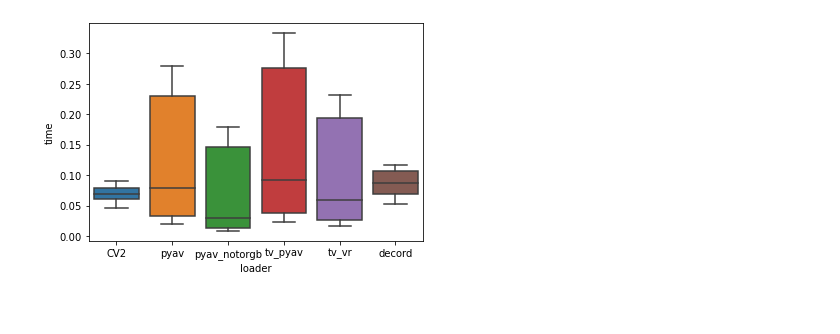
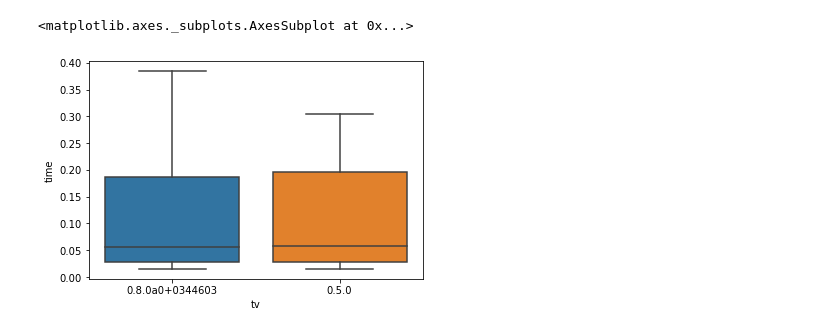
Before and after one commit to bjuncek/video_reader_benchmark, a Jupyter notebook: timeitcomp/Graph Results.ipynb, the cells around one changed output. Cells and saved outputs as stored; diff of their text form; code cells hidden in the pictures; blank space fills up the shorter version.

Commit message:
final times

```diff
--- a/timeitcomp/Graph Results.ipynb
+++ b/timeitcomp/Graph Results.ipynb
@@ -9,0 +10,7 @@ ax = sns.boxplot(x="loader", y="time", data=df)
+# %%
+dfa = pd.read_csv("./basic_reading_speeds.csv")
+dfb = pd.read_csv("./basic_reading_speeds_tv05.csv")
+df = pd.concat([dfa, dfb])
+# %%
+df_ss = df[df.loader == "tv_vr"]
+df_ss
@@ -10,5 +31,5 @@ ax = sns.boxplot(x="loader", y="time", data=df)
 # %%
-df = pd.read_csv("./basic_reading_speeds_tv05.csv")
-ax = sns.boxplot(x="loader", y="time", data=df)
+sns.boxplot(x="tv", y="time", data=df_ss)
 # %% [output]
+<matplotlib.axes._subplots.AxesSubplot at 0x...>
-[figure, old version]
+[figure, new version]
```
Also changed, not shown: parts of 9 cells of this notebook, 4 other files.
